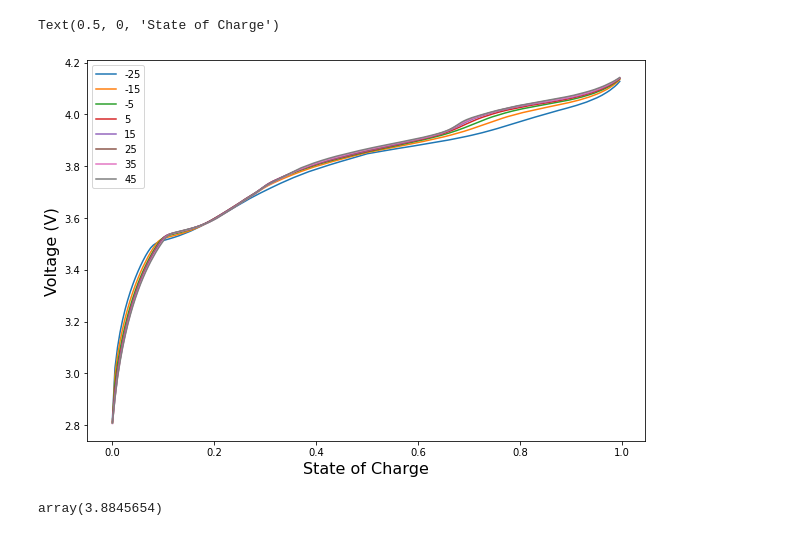
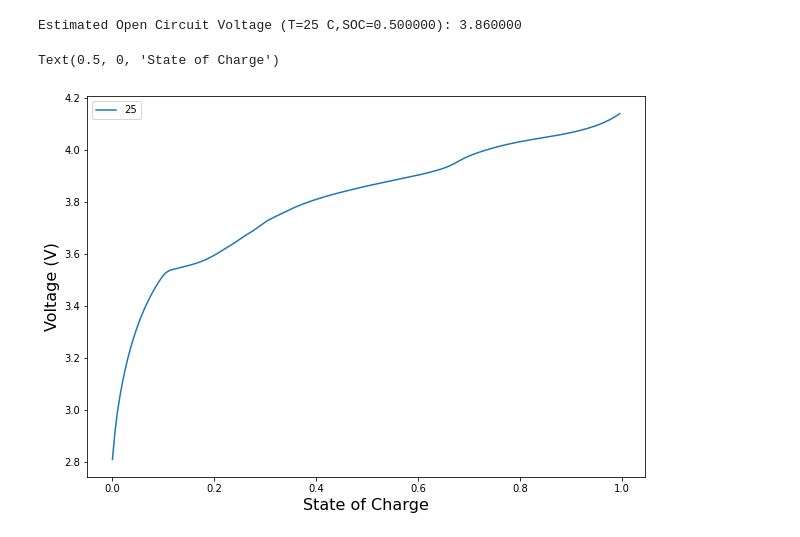
Before and after one commit to mattybohan/bms-specialization, a Jupyter notebook: course-2/notebooks/2022-02-09-mtb-lesson_2.2.6.ipynb, the cells around one changed output. Drawn from its saved outputs; the diff is of its cells as text; code cells hidden in the pictures.

```diff
--- a/course-2/notebooks/2022-02-09-mtb-lesson_2.2.6.ipynb
+++ b/course-2/notebooks/2022-02-09-mtb-lesson_2.2.6.ipynb
@@ -232,0 +13,3 @@ data = process_OCV(data)
+# %%
+model = processOCV('../data/P14_OCV/')
+model.run()
@@ -233,10 +28,16 @@ data = process_OCV(data)
+# %%
+# Input Temperature (T) and State of Charge (z)
+T = 25
+z = 0.5
+OCV, OCV_T = model.SOC_temp_to_OCV(z,T)
+# %% [output]
+Estimated Open Circuit Voltage (T=25 C,SOC=0.500000): 3.860000
 # %%
 plt.figure(figsize=(10,7))
-for t in list(data.keys()):
-    plt.plot(data[t]['SOC'],data[t]['rawocv'],label=t)
+plt.plot(model.SOC,OCV_T,label=T)
 plt.legend()
 plt.ylabel('Voltage (V)',fontsize=16)
 plt.xlabel('State of Charge',fontsize=16)
 # %% [output]
 Text(0.5, 0, 'State of Charge')
-[figure, old version]
+[figure, new version]
@@ -275,4 +43,0 @@ testOCV = interp1d(data[5]['SOC'],OCV_T)
-# %%
-testOCV(testSOC)
-# %% [output]
-array(3.8845654)
```
Also changed, not shown: parts of 15 cells of this notebook, 2 other files.
